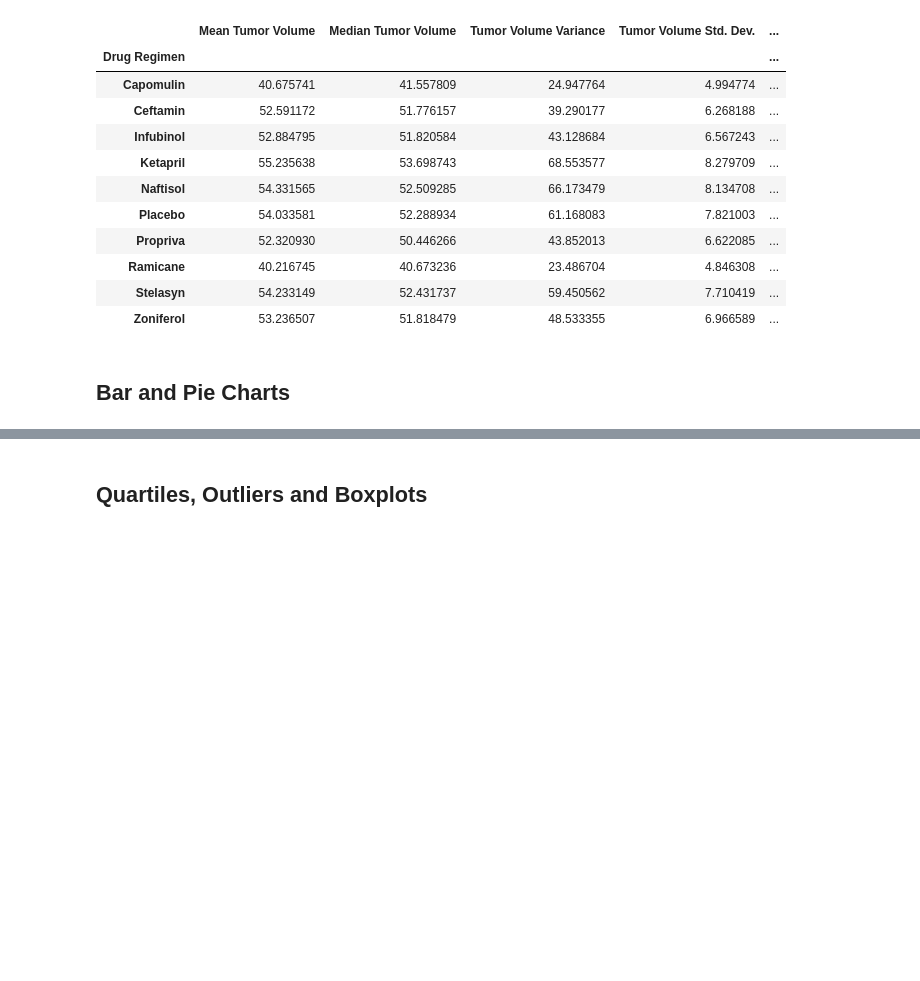
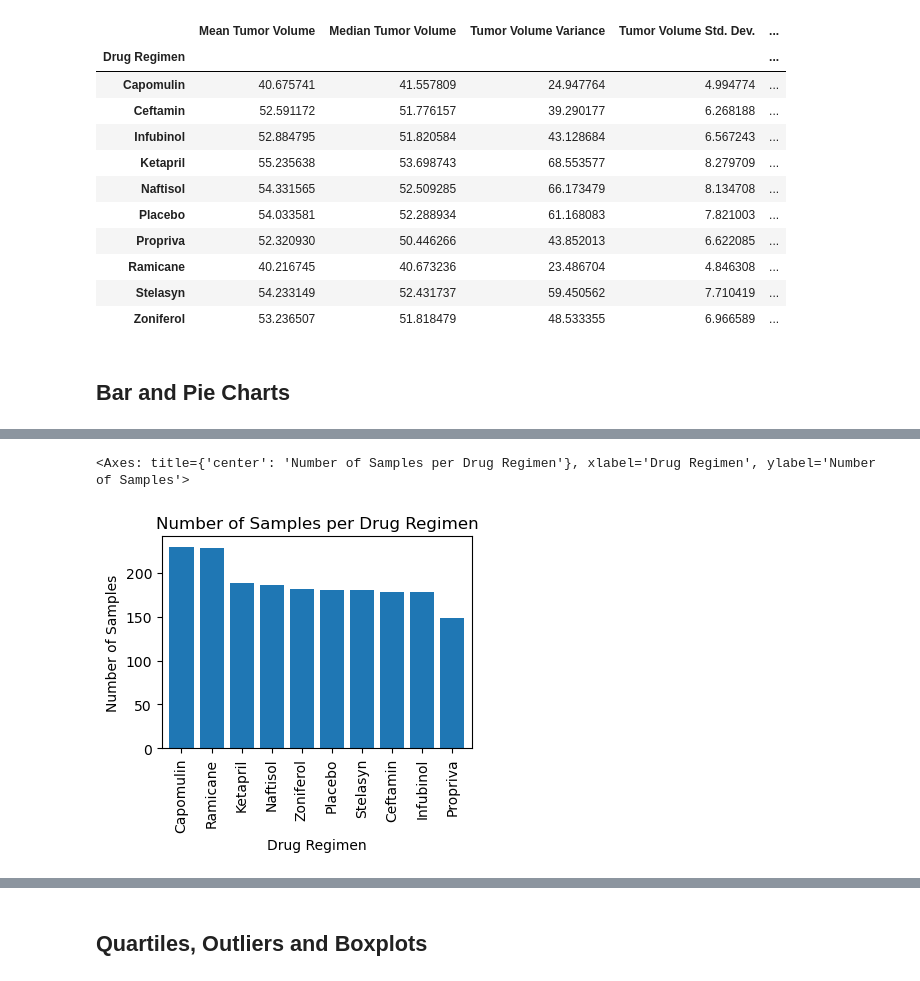
Before and after one commit to eaveltre21189/matplotlib_challenge, a Jupyter notebook: pymaceuticals.ipynb, the cells around one changed output, grey strips where cells are left out. Cells and saved outputs as stored; diff of their text form; code cells hidden in the pictures; blank space fills up the shorter version.

Commit message:
Updated code in pymaceuticals.ipynb file to add bar and pie charts

```diff
--- a/pymaceuticals.ipynb
+++ b/pymaceuticals.ipynb
@@ -102,22 +102,24 @@ reduced_mouse_count
 # Assemble the resulting series into a single summary DataFrame.
 
 # Set "Drug Regimen" as index
-cleaned_data = cleaned_data.set_index(["Drug Regimen"])
+tumor_data = cleaned_data.copy()
+
+tumor_data = tumor_data.set_index(["Drug Regimen"])
 
 # Calculate mean tumor volumne for each regimen
-tumors_mean = cleaned_data.groupby("Drug Regimen")["Tumor Volume (mm3)"].mean()
+tumors_mean = tumor_data.groupby("Drug Regimen")["Tumor Volume (mm3)"].mean()
 
 # Calculate median tumor volumne for each regimen
-tumors_median = cleaned_data.groupby("Drug Regimen")["Tumor Volume (mm3)"].median()
+tumors_median = tumor_data.groupby("Drug Regimen")["Tumor Volume (mm3)"].median()
 
 # Calculate variance of tumor volumne for each regimen
-tumors_var = cleaned_data.groupby("Drug Regimen")["Tumor Volume (mm3)"].var()
+tumors_var = tumor_data.groupby("Drug Regimen")["Tumor Volume (mm3)"].var()
 
 # Calculate standard deviation of tumor volumne for each regimen
-tumors_std_dev = cleaned_data.groupby("Drug Regimen")["Tumor Volume (mm3)"].std()
+tumors_std_dev = tumor_data.groupby("Drug Regimen")["Tumor Volume (mm3)"].std()
 
 # Calculate SEM of tumor volumne for each regimen
-tumors_sem = cleaned_data.groupby("Drug Regimen")["Tumor Volume (mm3)"].sem()
+tumors_sem = tumor_data.groupby("Drug Regimen")["Tumor Volume (mm3)"].sem()
 
 # Combine into summary table
 summary_stats = pd.DataFrame({"Mean Tumor Volume": tumors_mean,
@@ -146,3 +148,9 @@ summary_stats
 # Using the aggregation method, produce the same summary statistics in a single line.
 # %% [markdown]
 ## Bar and Pie Charts
+# %%
+# Create new dataframe to calculate total timepoints for each Drug Regimen
+timepoint_count = cleaned_data.groupby("Drug Regimen")["Timepoint"].count()
+timepoint_df = pd.DataFrame({"Number of Samples": timepoint_count}).reset_index()
+timepoint_df = timepoint_df.sort_values("Number of Samples", ascending=False)
+timepoint_df
@@ -149,3 +169,11 @@ summary_stats
 # %%
 # Generate a bar plot showing the total number of timepoints for all mice tested for each drug regimen using Pandas.
-timepoint_count = cleaned_data.groupby("Drug Regimen")["Timepoint"].count()
+timepoint_plot = timepoint_df.plot(kind="bar", width=0.8, figsize=(4, 2.75), align="center", legend=False)
+timepoint_plot.set_xticklabels(timepoint_df["Drug Regimen"], rotation="vertical")
+timepoint_plot.set_xlabel("Drug Regimen")
+timepoint_plot.set_ylabel("Number of Samples")
+timepoint_plot.set_title("Number of Samples per Drug Regimen")
+timepoint_plot
+# %% [output]
+<Axes: title={'center': 'Number of Samples per Drug Regimen'}, xlabel='Drug Regimen', ylabel='Number of Samples'>
+[figure, added]
```
Also changed, not shown: parts of 8 cells of this notebook.
